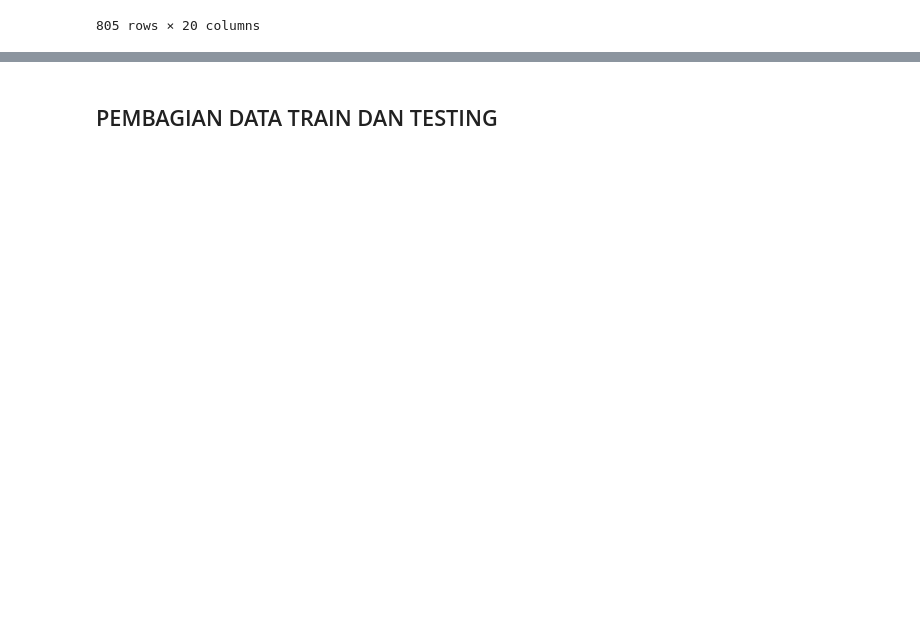
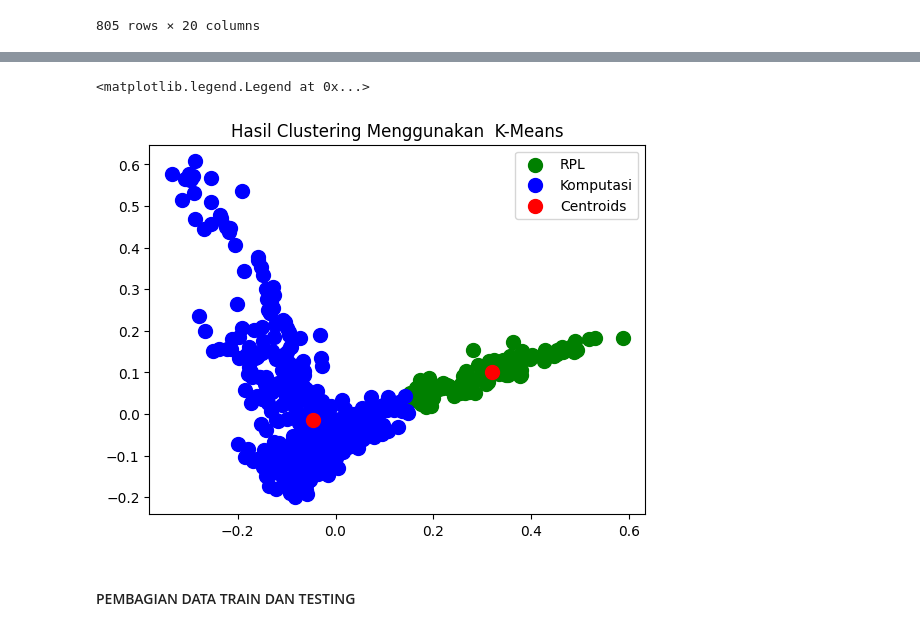
Before and after one commit to MeAdila/prosaindata, a Jupyter notebook: _sources/UTS_abstrack.ipynb, the cells around one changed output, grey strips where cells are left out. Cells and saved outputs as stored; diff of their text form; code cells hidden in the pictures; blank space fills up the shorter version.

```diff
--- a/_sources/UTS_abstrack.ipynb
+++ b/_sources/UTS_abstrack.ipynb
@@ -397 +410,15 @@ SyntaxError: ignored
+# %%
+#Visualising the clusters
+import matplotlib.pyplot as plt
+plt.title("Hasil Clustering Menggunakan  K-Means")
+plt.scatter(principalComponents_abstrak[predict_y == 0, 0], principalComponents_abstrak[predict_y == 0, 1], s = 100, c = 'green', label = 'RPL')
+plt.scatter(principalComponents_abstrak[predict_y == 1, 0], principalComponents_abstrak[predict_y == 1, 1], s = 100, c = 'blue', label = 'Komputasi')
+
+#Plotting the centroids of the clusters
+plt.scatter(kmeans.cluster_centers_[:, 0], kmeans.cluster_centers_[:,1], s = 100, c = 'red', label = 'Centroids')
+
+plt.legend()
+# %% [output]
+<matplotlib.legend.Legend at 0x...>
+[figure, added]
 # %%
@@ -401,5 +428,5 @@ plt.show()
 # %% [markdown]
-## PEMBAGIAN DATA TRAIN DAN TESTING
+#### PEMBAGIAN DATA TRAIN DAN TESTING
 # %%
 from sklearn.model_selection import train_test_split
 training, test = train_test_split(principalComponents_abstrak,test_size=0.2, random_state=1)#Nilai X training dan Nilai X testing
```
Also changed, not shown: parts of 14 cells of this notebook, 24 other files.
